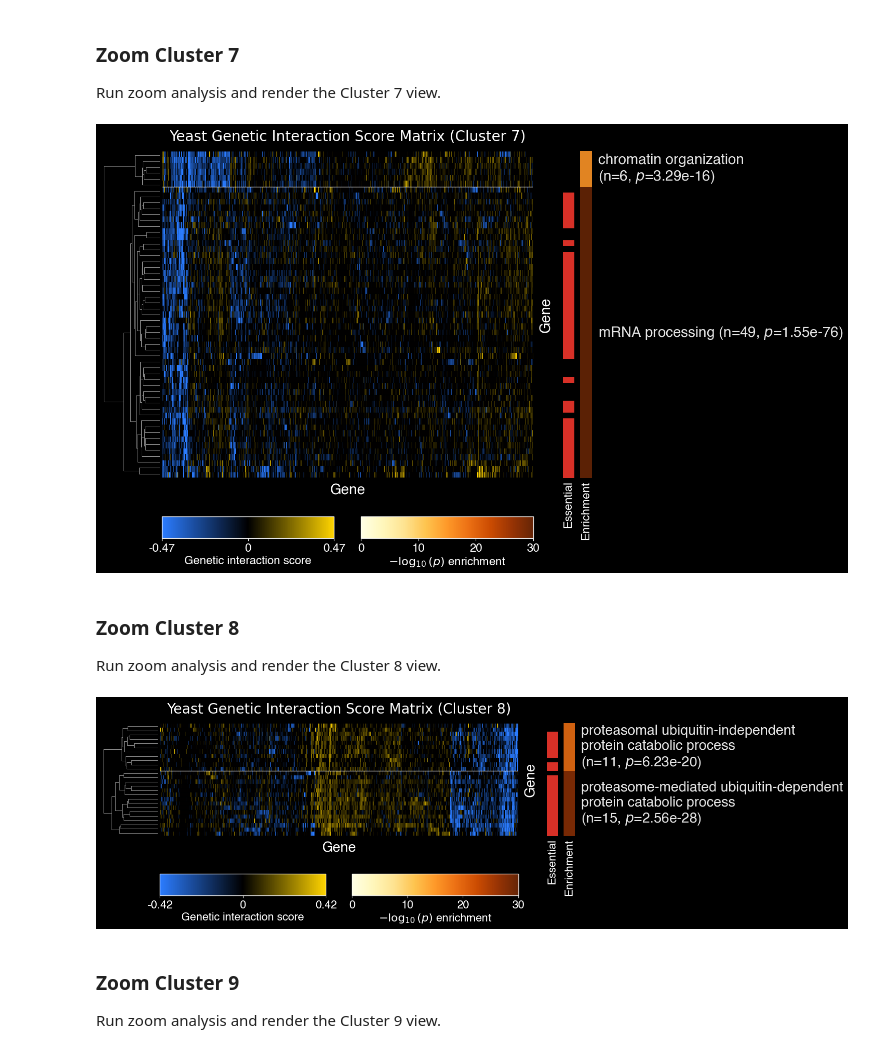
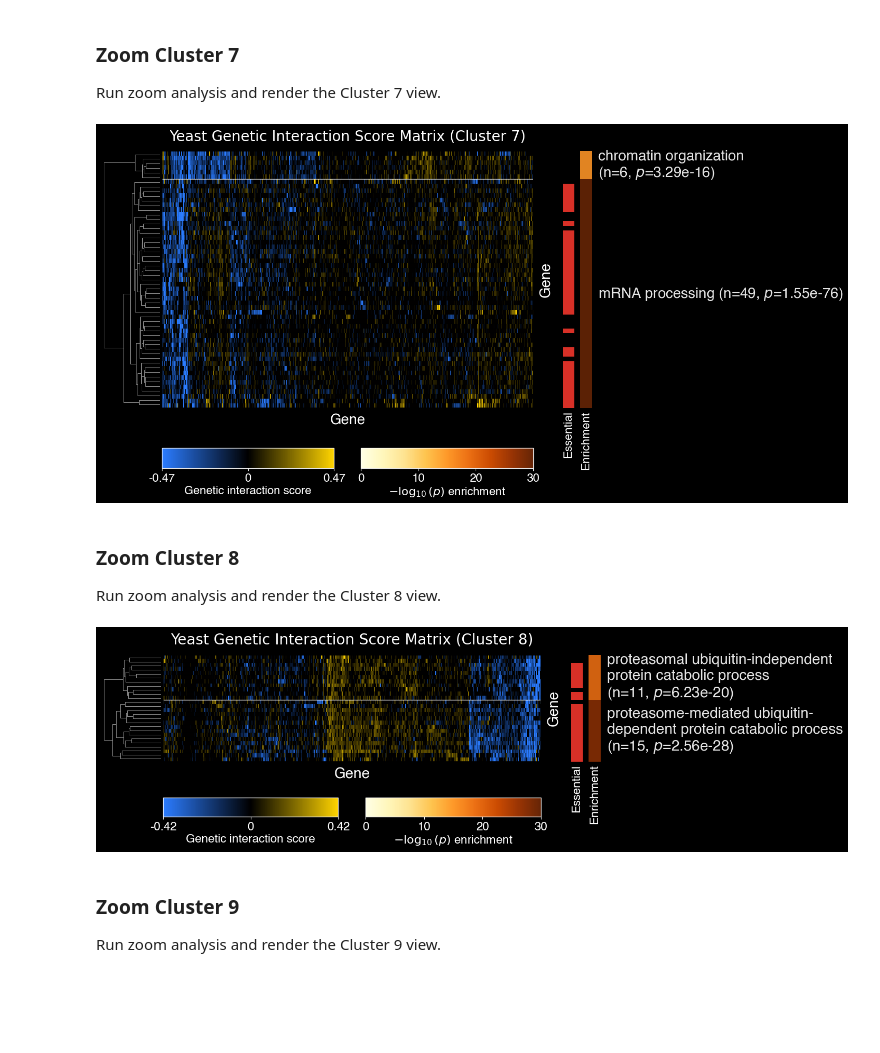
Before and after one commit to himalayas-base/himalayas-publication, a Jupyter notebook: supp_fig_1.ipynb, the cells around one changed output. Drawn from its saved outputs; the diff is of its cells as text; code cells hidden in the pictures; blank space fills up the shorter version.

```diff
--- a/supp_fig_1.ipynb
+++ b/supp_fig_1.ipynb
@@ -254,6 +254,7 @@ plotter = (
     .plot_title(
         "HiMaLAYAS - Yeast Genetic Interaction Score Matrix",
         color=LABEL_COLOR,
+        font=FONT,
         fontsize=20,
     )
     .plot_dendrogram(
@@ -479,8 +480,8 @@ def render_zoom_plot(
     colorbar_gap,
 ):
     """Render one zoomed matrix panel with shared styling and tracks."""
-    label_color = "white"
-    background_color = "black"
+    LABEL_COLOR = "white"
+    BACKGROUND_COLOR = "black"
 
     vals = zoom_matrix.values
     mask = np.isfinite(vals) & (vals != 0)
@@ -488,10 +489,11 @@ def render_zoom_plot(
 
     plotter = (
         Plotter(zoom_results_sig)
-        .set_background(color=background_color)
+        .set_background(color=BACKGROUND_COLOR)
         .plot_title(
             f"Yeast Genetic Interaction Score Matrix (Cluster {cluster_id})",
-            color=label_color,
+            color=LABEL_COLOR,
+            font=FONT,
             fontsize=20,
         )
         .plot_dendrogram(
@@ -518,7 +520,7 @@ def render_zoom_plot(
             ylabel="Gene",
             font=FONT,
             fontsize=20,
-            color=label_color,
+            color=LABEL_COLOR,
             xlabel_pad=8,
             ylabel_pad=0.012,
         )
@@ -530,15 +532,15 @@ def render_zoom_plot(
             label_col="term",
             max_words=24,
             wrap_text=True,
-            wrap_width=40,
+            wrap_width=36,
             overflow="wrap",
             font=FONT,
             fontsize=20,
-            color=label_color,
+            color=LABEL_COLOR,
             skip_unlabeled=False,
             label_fields=("label", "n", "p"),
             omit_words=(),
-            boundary_color=label_color,
+            boundary_color=LABEL_COLOR,
             boundary_lw=1,
             boundary_alpha=0.8,
             dendro_boundary_alpha=0.0,
@@ -572,7 +574,7 @@ def render_zoom_plot(
         .plot_bar_labels(
             font=FONT,
             fontsize=16,
-            color=label_color,
+            color=LABEL_COLOR,
             pad=4,
             rotation=90,
         )
@@ -599,8 +601,8 @@ def render_zoom_plot(
             vpad=0.00,
             fontsize=16,
             font=FONT,
-            color=label_color,
-            border_color=label_color,
+            color=LABEL_COLOR,
+            border_color=LABEL_COLOR,
             border_width=1.0,
             border_alpha=0.9,
             tick_decimals=2,
@@ -645,14 +647,14 @@ Run zoom analysis and render the Cluster 7 view.
 # %%
 # Run zoom analysis and render Cluster 7.
 run_zoom_cluster(
     cluster_id=7,
     linkage_threshold=6,
-    figsize=(13, 7),
-    colorbar_height=0.06,
-    colorbar_gap=0.105,
+    figsize=(13, 5.5),
+    colorbar_height=0.07,
+    colorbar_gap=0.14,
 )
 # %% [output]
-[figure, old version]
+[figure, new version]
 # %% [markdown]
 ### Zoom Cluster 8
 
@@ -662,12 +664,12 @@ Run zoom analysis and render the Cluster 8 view.
 run_zoom_cluster(
     cluster_id=8,
     linkage_threshold=5,
-    figsize=(13, 2.5),
-    colorbar_height=0.17,
+    figsize=(13, 2.25),
+    colorbar_height=0.16,
     colorbar_gap=0.3,
 )
 # %% [output]
-[figure, old version]
+[figure, new version]
 # %% [markdown]
 ### Zoom Cluster 9
 
```
Also changed, not shown: parts of 2 cells of this notebook, 2 other files.
